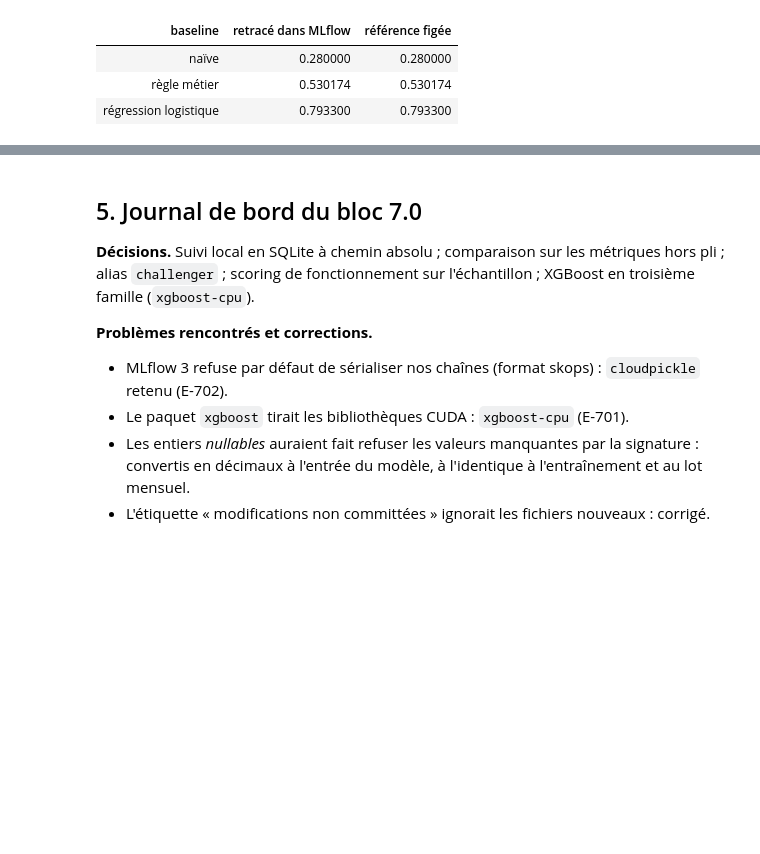
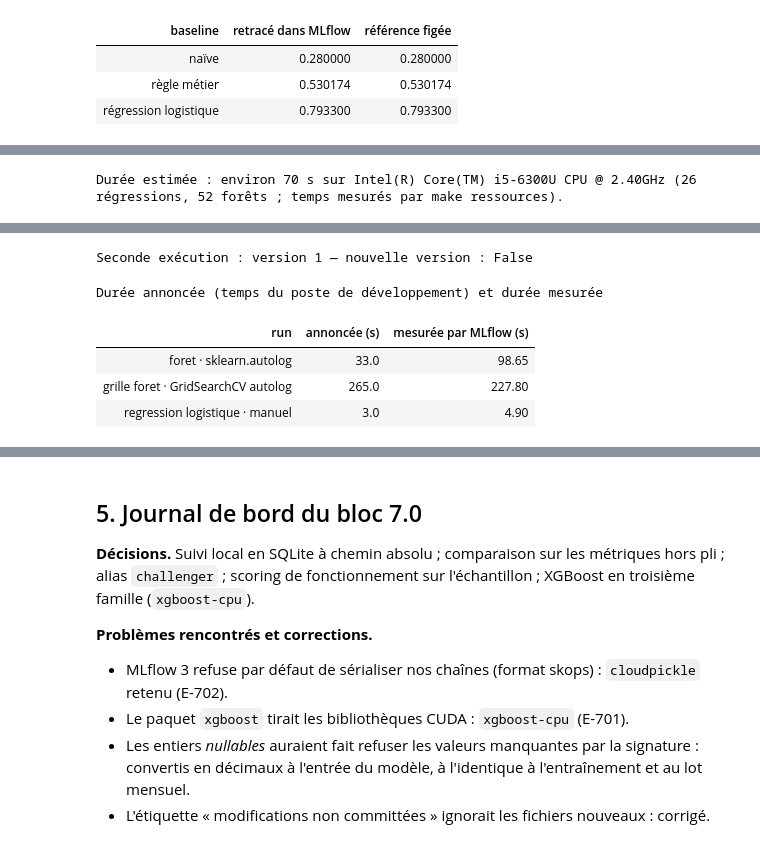
Before and after one commit to air-jaja/ai4me, a Jupyter notebook: notebooks/07_suivi_mlflow.ipynb, the cells around one changed output, grey strips where cells are left out. Drawn from its saved outputs; the diff is of its cells as text; code cells hidden in the pictures; blank space fills up the shorter version.

```diff
--- a/notebooks/07_suivi_mlflow.ipynb
+++ b/notebooks/07_suivi_mlflow.ipynb
@@ -205,0 +216,23 @@ Phase 6 retracée : PR-AUC identiques
+# %%
+# --- A second execution changes nothing in the registry ------------------------------------------
+second = chaine.executer(avec_grille=False)
+print(f"Seconde exécution : version {second['version_registre']} — "
+      f"nouvelle version : {second['nouvelle_version']}")
+
+# --- Announced against measured durations ---------------------------------------------------------
+from churn_saas.modelisation import estimer_duree
+from churn_saas.packaging import durees_des_runs
+
+with open(config.FICHIER_RESSOURCES, "rb") as flux:
+    import tomllib
+    temps = tomllib.load(flux)["mesures"]
+annonce = {"regression logistique · manuel": estimer_duree(temps, entrainements_lr=26),
+           "foret · sklearn.autolog": estimer_duree(temps, entrainements_foret=26),
+           "grille foret · GridSearchCV autolog": estimer_duree(temps, entrainements_foret=206)}
+mesure = durees_des_runs(f"{config.PREFIXE_EXPERIENCES}/phase7-chaine-mlflow")
+mesure = mesure[mesure["run"].isin(annonce)].groupby("run")["secondes"].median()
+afficher_tableau(pd.DataFrame({"annoncée (s)": pd.Series(annonce).round(0),
+                               "mesurée par MLflow (s)": mesure}).reset_index(names="run"),
+                 titre="Durée annoncée (temps du poste de développement) et durée mesurée")
+# %% [output]
+Durée estimée : environ 70 s sur Intel(R) Core(TM) i5-6300U CPU @ 2.40GHz (26 régressions, 52 forêts ; temps mesurés par make ressources).
@@ -205,0 +245,6 @@ Phase 6 retracée : PR-AUC identiques
+Seconde exécution : version 1 — nouvelle version : False
+Durée annoncée (temps du poste de développement) et durée mesurée
+| run | annoncée (s) | mesurée par MLflow (s) |
+| foret · sklearn.autolog | 33.0 | 98.65 |
+| grille foret · GridSearchCV autolog | 265.0 | 227.80 |
+| regression logistique · manuel | 3.0 | 4.90 |
```
Also changed, not shown: parts of 7 cells of this notebook, 21 other files.
